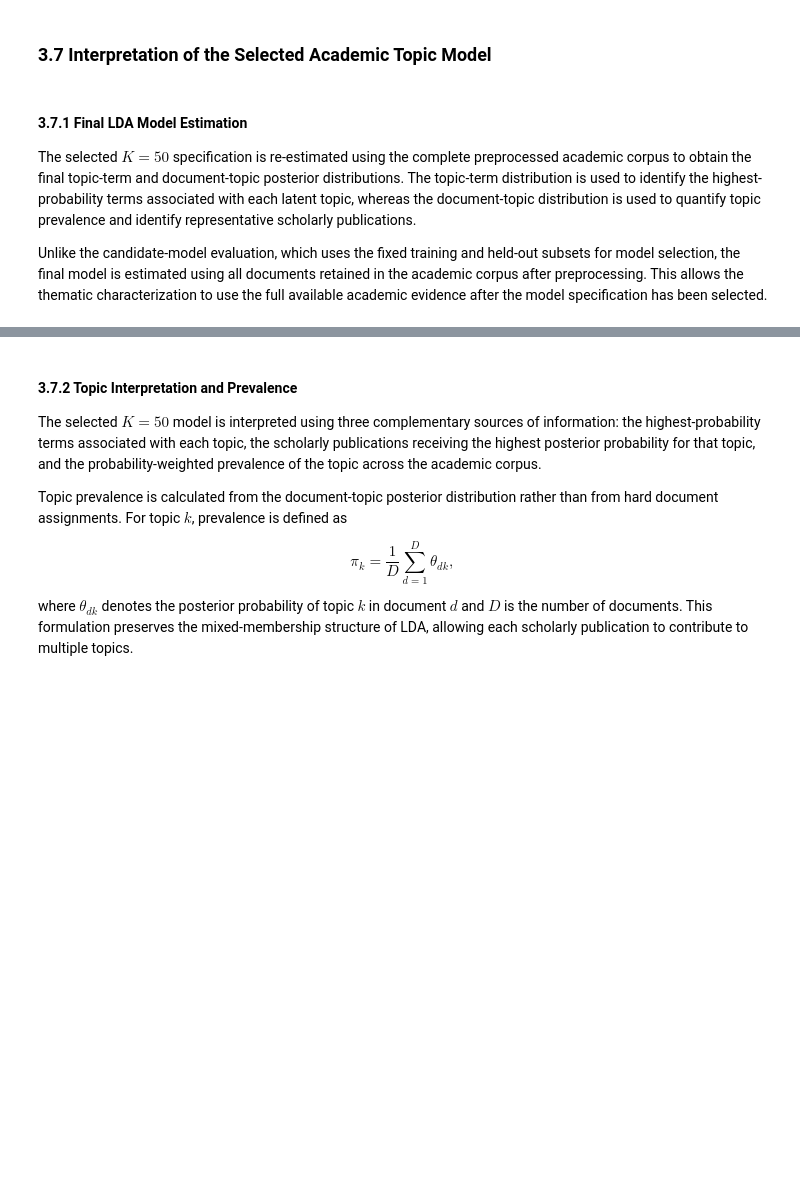
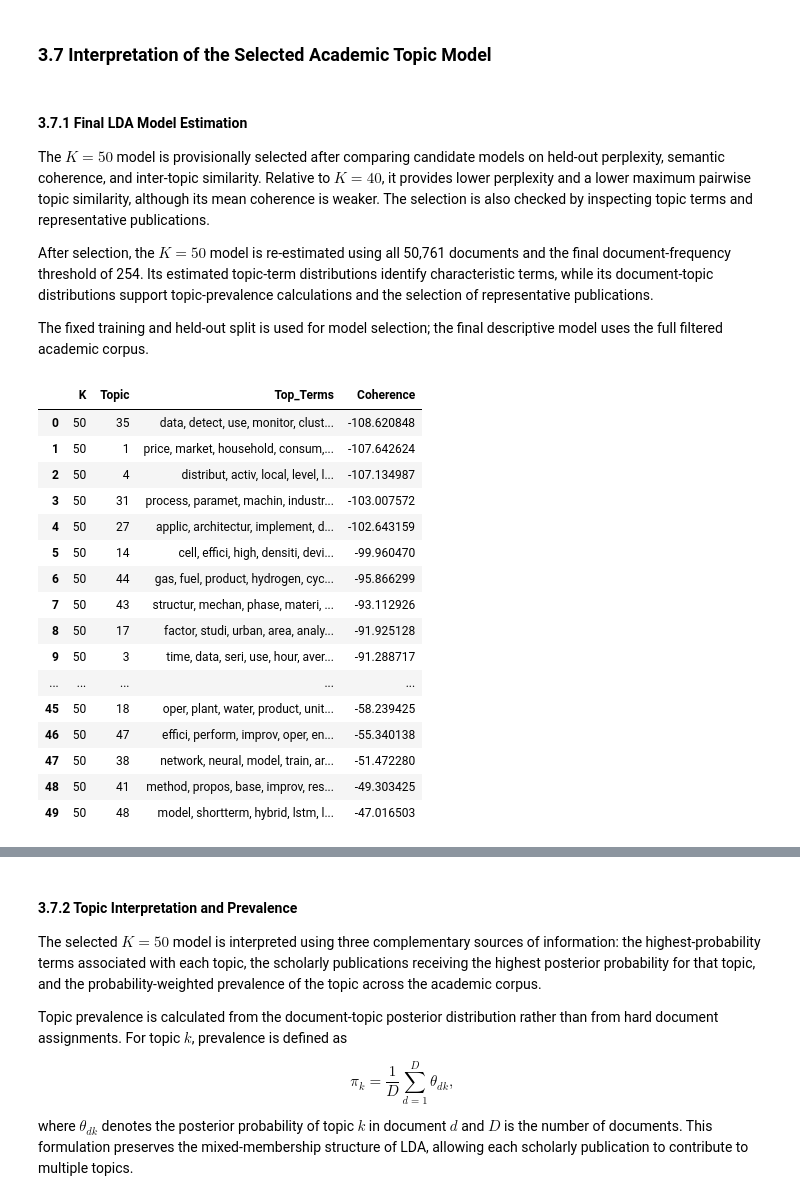
Before and after one commit to mdzalfirdausi/review_paper_fahruddin, a Jupyter notebook: notebooks/5.scopus_research_landscape_iss.ipynb, the cells around one changed output, grey strips where cells are left out. Cells and saved outputs as stored; diff of their text form; code cells hidden in the pictures; blank space fills up the shorter version.

```diff
--- a/notebooks/5.scopus_research_landscape_iss.ipynb
+++ b/notebooks/5.scopus_research_landscape_iss.ipynb
@@ -4575,15 +4714,18 @@ show_candidate_topics(
 # %% [markdown]
 #### 3.7.1 Final LDA Model Estimation
 
-The selected $K=50$ specification is re-estimated using the complete
-preprocessed academic corpus to obtain the final topic-term and
-document-topic posterior distributions. The topic-term distribution is used
-to identify the highest-probability terms associated with each latent topic,
-whereas the document-topic distribution is used to quantify topic prevalence
-and identify representative scholarly publications.
+The $K=50$ model is provisionally selected after comparing candidate models
+on held-out perplexity, semantic coherence, and inter-topic similarity.
+Relative to $K=40$, it provides lower perplexity and a lower maximum
+pairwise topic similarity, although its mean coherence is weaker. The
+selection is also checked by inspecting topic terms and representative
+publications.
 
-Unlike the candidate-model evaluation, which uses the fixed training and
-held-out subsets for model selection, the final model is estimated using all
-documents retained in the academic corpus after preprocessing. This allows
-the thematic characterization to use the full available academic evidence
-after the model specification has been selected.
+After selection, the $K=50$ model is re-estimated using all 50,761
+documents and the final document-frequency threshold of 254. Its estimated
+topic-term distributions identify characteristic terms, while its
+document-topic distributions support topic-prevalence calculations and the
+selection of representative publications.
+
+The fixed training and held-out split is used for model selection; the
+final descriptive model uses the full filtered academic corpus.
@@ -4651,0 +4732,40 @@ print(
+# %%
+topic_terms = (
+    candidate_top_terms
+    .sort_values(["K", "Topic", "Rank"])
+    .groupby(["K", "Topic"])["Term"]
+    .agg(", ".join)
+    .reset_index(name="Top_Terms")
+)
+
+review = topic_terms.merge(
+    candidate_topic_diagnostics[["K", "Topic", "Coherence"]],
+    on=["K", "Topic"],
+    validate="one_to_one",
+)
+
+pd.set_option("display.max_colwidth", 180)
+
+display(
+    review.loc[review["K"].eq(50)]
+    .sort_values("Coherence")
+    .reset_index(drop=True)
+)
+# %% [output]
+|  | K | Topic | Top_Terms | Coherence |
+| 0 | 50 | 35 | data, detect, use, monitor, clust... | -108.620848 |
+| 1 | 50 | 1 | price, market, household, consum,... | -107.642624 |
+| 2 | 50 | 4 | distribut, activ, local, level, l... | -107.134987 |
+| 3 | 50 | 31 | process, paramet, machin, industr... | -103.007572 |
+| 4 | 50 | 27 | applic, architectur, implement, d... | -102.643159 |
+| 5 | 50 | 14 | cell, effici, high, densiti, devi... | -99.960470 |
+| 6 | 50 | 44 | gas, fuel, product, hydrogen, cyc... | -95.866299 |
+| 7 | 50 | 43 | structur, mechan, phase, materi, ... | -93.112926 |
+| 8 | 50 | 17 | factor, studi, urban, area, analy... | -91.925128 |
+| 9 | 50 | 3 | time, data, seri, use, hour, aver... | -91.288717 |
+| ... | ... | ... | ... | ... |
+| 45 | 50 | 18 | oper, plant, water, product, unit... | -58.239425 |
+| 46 | 50 | 47 | effici, perform, improv, oper, en... | -55.340138 |
+| 47 | 50 | 38 | network, neural, model, train, ar... | -51.472280 |
+| 48 | 50 | 41 | method, propos, base, improv, res... | -49.303425 |
+| 49 | 50 | 48 | model, shortterm, hybrid, lstm, l... | -47.016503 |
```
Also changed, not shown: parts of 11 cells of this notebook, 4 other files.
